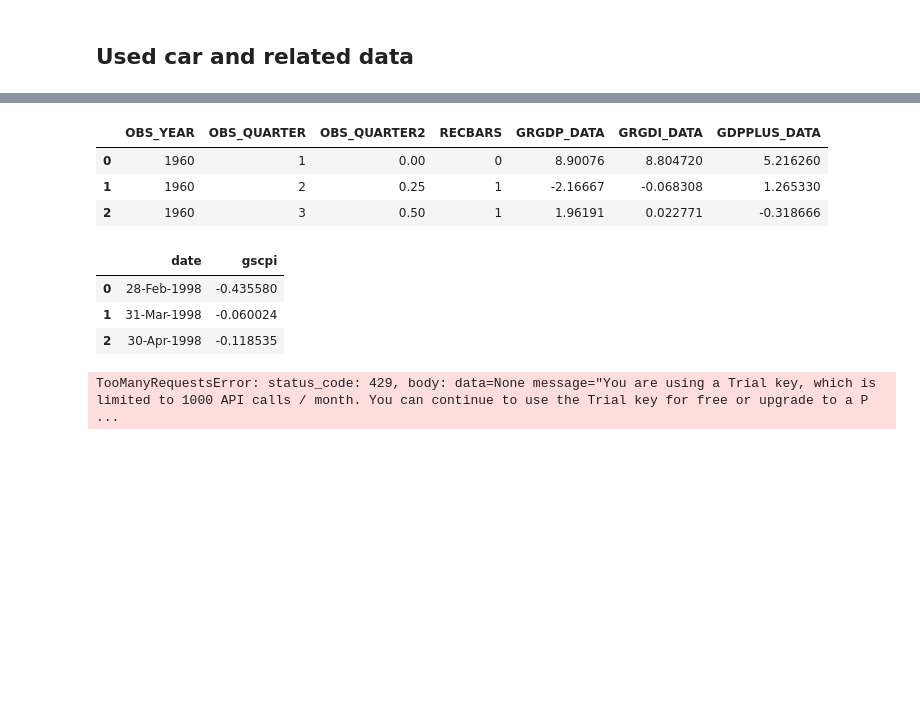
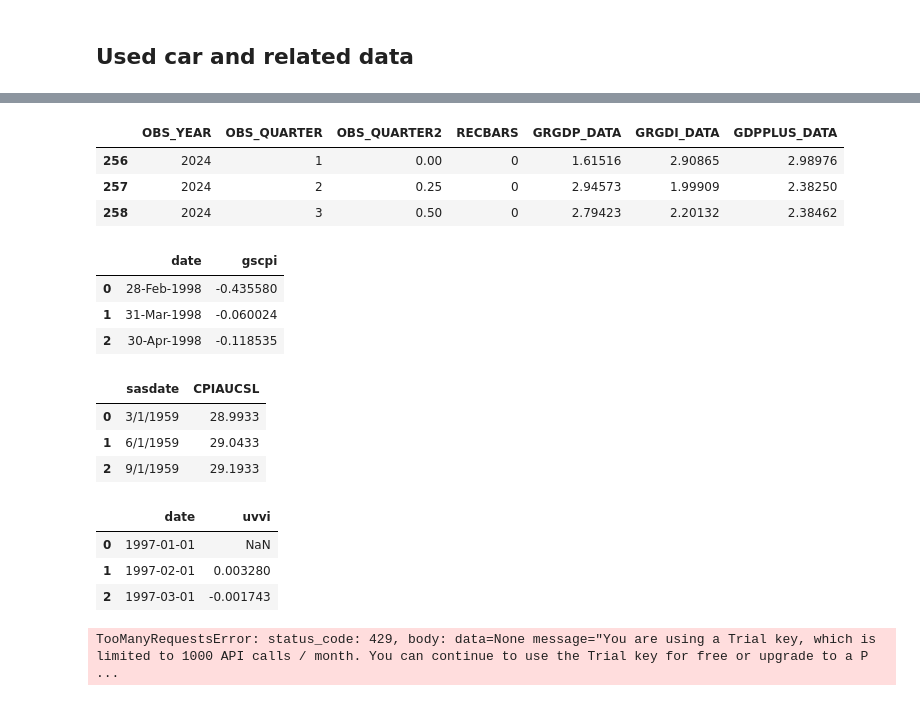
Before and after one commit to julienOlivier3/risk-analytics, a Jupyter notebook: data/data_prep.ipynb, the cells around one changed output, grey strips where cells are left out. Saved outputs shown, nothing was run; the diff lists cells and outputs as text; code cells hidden in the pictures; blank space fills up the shorter version.

```diff
--- a/data/data_prep.ipynb
+++ b/data/data_prep.ipynb
@@ -48,7 +53,7 @@ df_uc.to_csv('data/used_car.csv', index=False)
 # %%
-df_gdp.head(3)
+df_gdp.tail(3)
 # %% [output]
 |  | OBS_YEAR | OBS_QUARTER | OBS_QUARTER2 | RECBARS | GRGDP_DATA | GRGDI_DATA | GDPPLUS_DATA |
-| 0 | 1960 | 1 | 0.00 | 0 | 8.90076 | 8.804720 | 5.216260 |
-| 1 | 1960 | 2 | 0.25 | 1 | -2.16667 | -0.068308 | 1.265330 |
-| 2 | 1960 | 3 | 0.50 | 1 | 1.96191 | 0.022771 | -0.318666 |
+| 256 | 2024 | 1 | 0.00 | 0 | 1.61516 | 2.90865 | 2.98976 |
+| 257 | 2024 | 2 | 0.25 | 0 | 2.94573 | 1.99909 | 2.38250 |
+| 258 | 2024 | 3 | 0.50 | 0 | 2.79423 | 2.20132 | 2.38462 |
@@ -75,0 +81,7 @@ df_uc = df_uc.merge(df_gdp, left_on='year', right_on='year', how='left').merge(d
+# %%
+df_inf.head(3)
+# %% [output]
+|  | sasdate | CPIAUCSL |
+| 0 | 3/1/1959 | 28.9933 |
+| 1 | 6/1/1959 | 29.0433 |
+| 2 | 9/1/1959 | 29.1933 |
@@ -75,0 +102,7 @@ df_uc = df_uc.merge(df_gdp, left_on='year', right_on='year', how='left').merge(d
+# %%
+df_uvvi.head(3)
+# %% [output]
+|  | date | uvvi |
+| 0 | 1997-01-01 | NaN |
+| 1 | 1997-02-01 | 0.003280 |
+| 2 | 1997-03-01 | -0.001743 |
```
Also changed, not shown: parts of 24 cells of this notebook, 9 other files.
